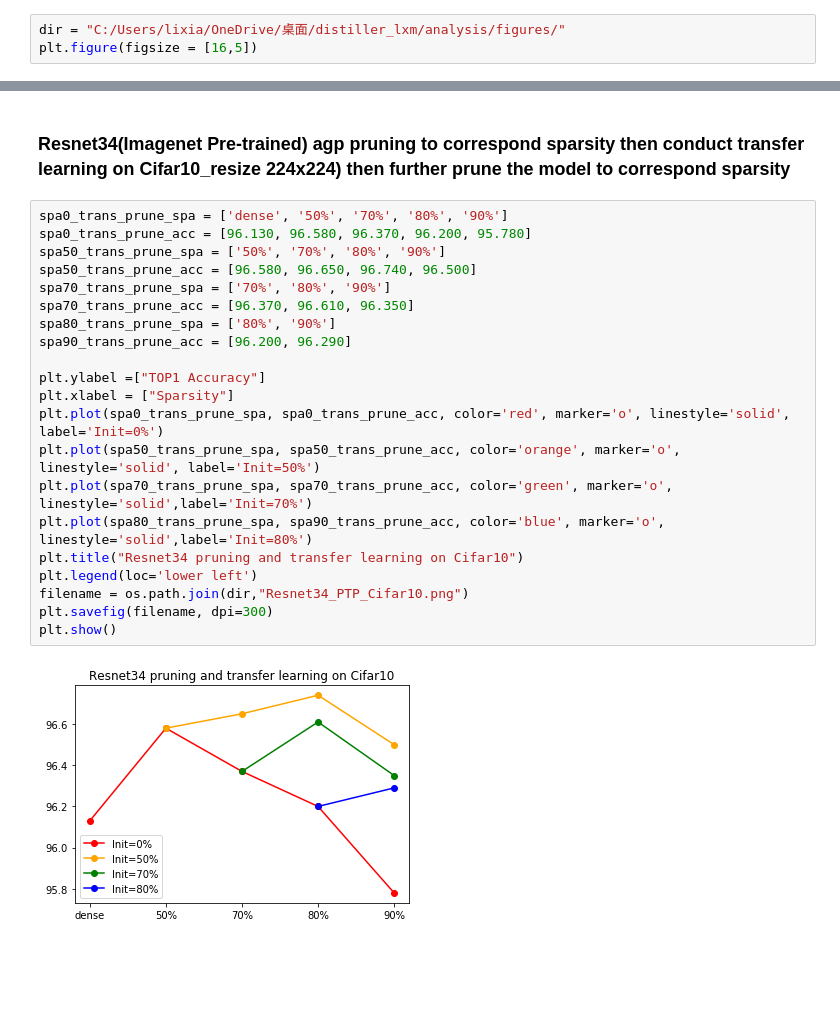
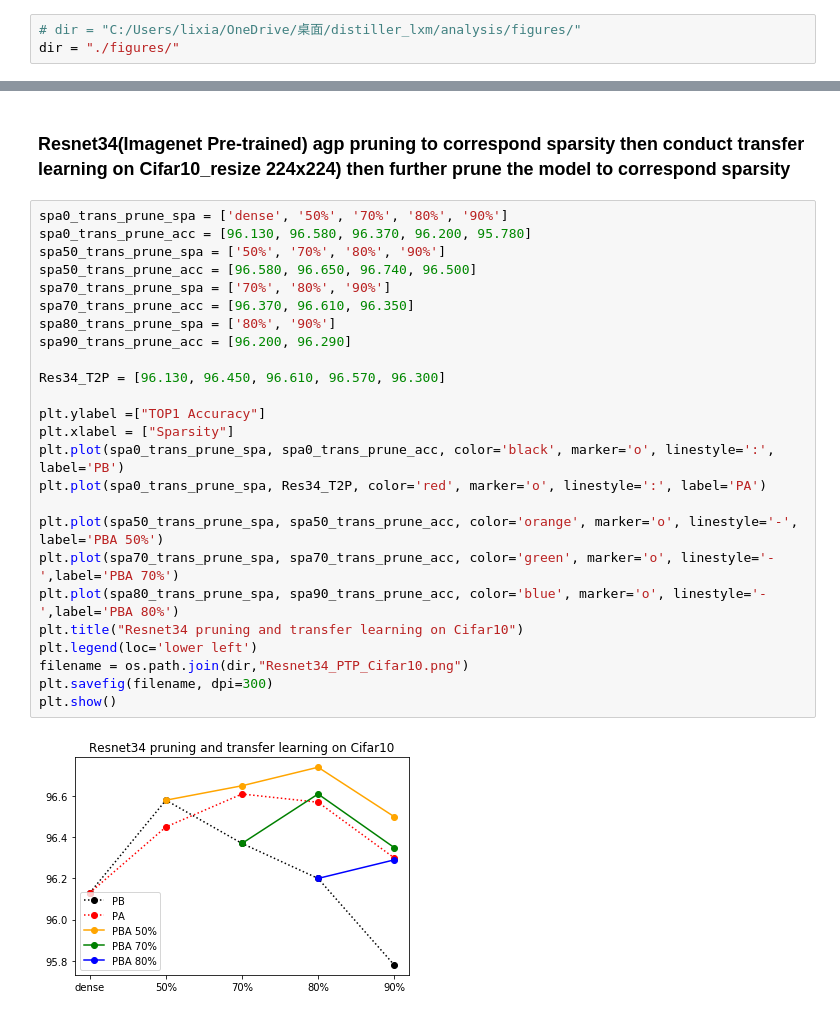
Before and after one commit to Xiaomin-Li/CS7313-MachineLearning-CourseProject-Xiaomin, a Jupyter notebook: analysis/graph.ipynb, the cells around one changed output, grey strips where cells are left out. Drawn from its saved outputs; the diff is of its cells as text; blank space fills up the shorter version.

Commit message:
add some graphs

```diff
--- a/analysis/graph.ipynb
+++ b/analysis/graph.ipynb
@@ -3,5 +3,5 @@ import numpy as np
 import matplotlib.pyplot as plt
 import os.path
 # %%
-dir = "C:/Users/lixia/OneDrive/桌面/distiller_lxm/analysis/figures/"
-plt.figure(figsize = [16,5])
+# dir = "C:/Users/lixia/OneDrive/桌面/distiller_lxm/analysis/figures/"
+dir = "./figures/"
@@ -81,23 +161,27 @@ plt.show()
 # %%
 spa0_trans_prune_spa = ['dense', '50%', '70%', '80%', '90%']
 spa0_trans_prune_acc = [96.130, 96.580, 96.370, 96.200, 95.780]
 spa50_trans_prune_spa = ['50%', '70%', '80%', '90%']
 spa50_trans_prune_acc = [96.580, 96.650, 96.740, 96.500]
 spa70_trans_prune_spa = ['70%', '80%', '90%']
 spa70_trans_prune_acc = [96.370, 96.610, 96.350]
 spa80_trans_prune_spa = ['80%', '90%']
 spa90_trans_prune_acc = [96.200, 96.290]
 
+Res34_T2P = [96.130, 96.450, 96.610, 96.570, 96.300]
+
 plt.ylabel =["TOP1 Accuracy"]
 plt.xlabel = ["Sparsity"]
-plt.plot(spa0_trans_prune_spa, spa0_trans_prune_acc, color='red', marker='o', linestyle='solid', label='Init=0%')
-plt.plot(spa50_trans_prune_spa, spa50_trans_prune_acc, color='orange', marker='o', linestyle='solid', label='Init=50%')
-plt.plot(spa70_trans_prune_spa, spa70_trans_prune_acc, color='green', marker='o', linestyle='solid',label='Init=70%')
-plt.plot(spa80_trans_prune_spa, spa90_trans_prune_acc, color='blue', marker='o', linestyle='solid',label='Init=80%')
+plt.plot(spa0_trans_prune_spa, spa0_trans_prune_acc, color='black', marker='o', linestyle=':', label='PB')
+plt.plot(spa0_trans_prune_spa, Res34_T2P, color='red', marker='o', linestyle=':', label='PA')
+
+plt.plot(spa50_trans_prune_spa, spa50_trans_prune_acc, color='orange', marker='o', linestyle='-', label='PBA 50%')
+plt.plot(spa70_trans_prune_spa, spa70_trans_prune_acc, color='green', marker='o', linestyle='-',label='PBA 70%')
+plt.plot(spa80_trans_prune_spa, spa90_trans_prune_acc, color='blue', marker='o', linestyle='-',label='PBA 80%')
 plt.title("Resnet34 pruning and transfer learning on Cifar10")
 plt.legend(loc='lower left')
 filename = os.path.join(dir,"Resnet34_PTP_Cifar10.png")
 plt.savefig(filename, dpi=300)
 plt.show()
 # %% [output]
-[figure, old version]
+[figure, new version]
```
Also changed, not shown: parts of 10 cells of this notebook, 7 other files.
